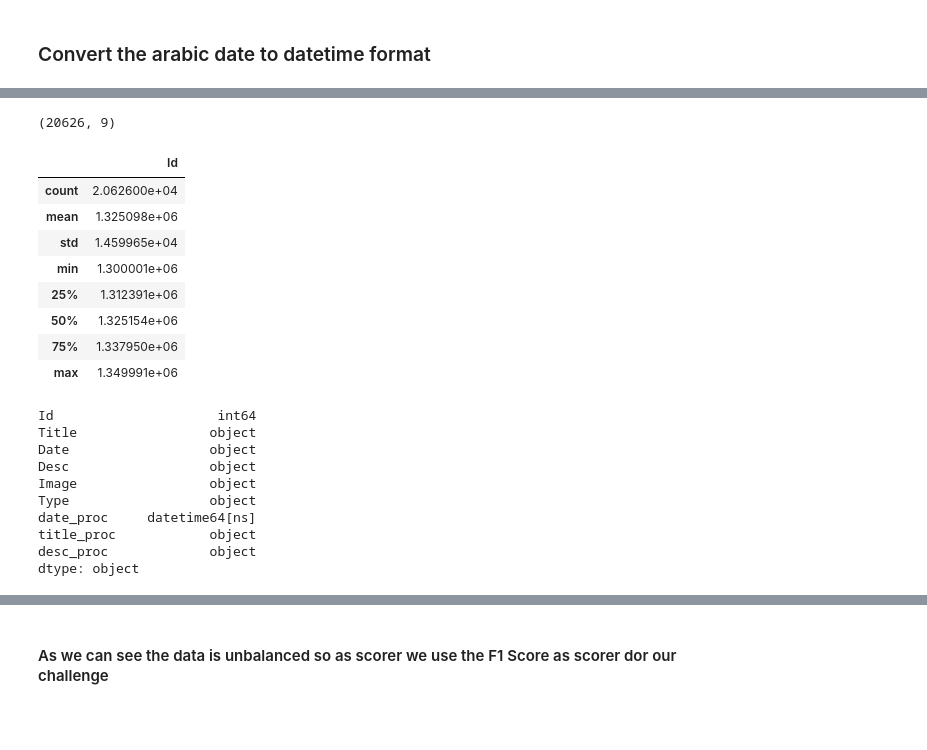
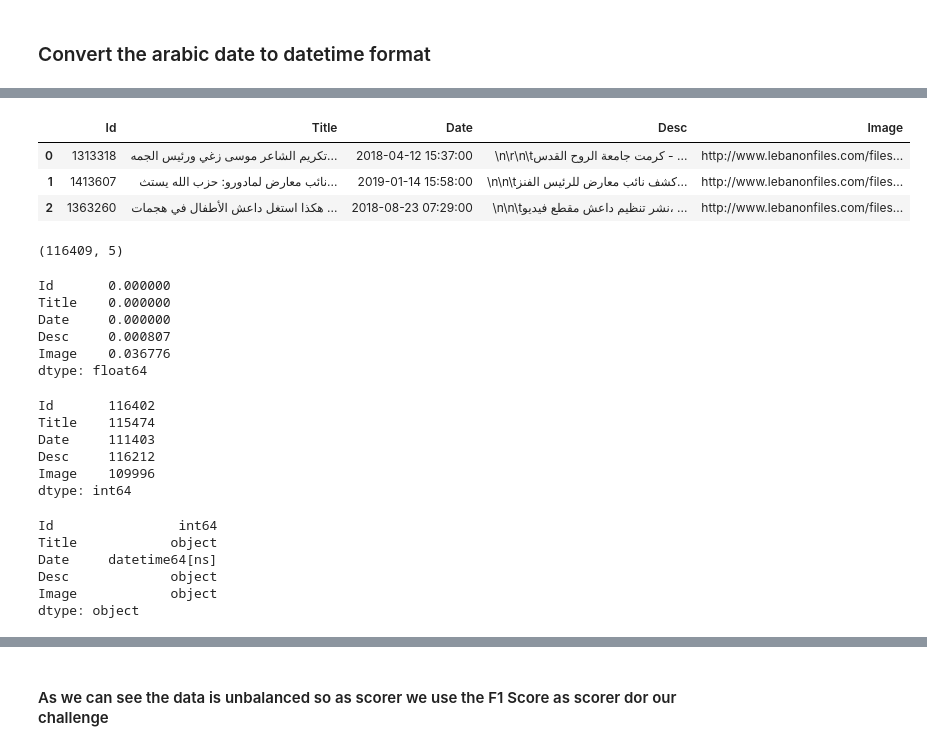
Before and after one commit to hadi-abdine/ArabicNewsCategoryPrediction, a Jupyter notebook: ArabicNewsCategoryPrediction_starting_kit.ipynb, the cells around one changed output, grey strips where cells are left out. Drawn from its saved outputs; the diff is of its cells as text; code cells hidden in the pictures; blank space fills up the shorter version.

```diff
--- a/ArabicNewsCategoryPrediction_starting_kit.ipynb
+++ b/ArabicNewsCategoryPrediction_starting_kit.ipynb
@@ -94,29 +60,41 @@ df.head(5)
+# %%
+X_df['Date'] = X_df.Date.apply(convert_to_date)
+X_df.head(3)
+# %% [output]
+|  | Id | Title | Date | Desc | Image |
+| 0 | 1313318 | تكريم الشاعر موسى زغي ورئيس الجمه... | 2018-04-12 15:37:00 | \n\r\n\tكرمت جامعة الروح القدس - ... | http://www.lebanonfiles.com/files... |
+| 1 | 1413607 | نائب معارض لمادورو: حزب الله يستث... | 2019-01-14 15:58:00 | \n\n\tكشف نائب معارض للرئيس الفنز... | http://www.lebanonfiles.com/files... |
+| 2 | 1363260 | هكذا استغل داعش الأطفال في هجمات ... | 2018-08-23 07:29:00 | \n\n\tنشر تنظيم داعش مقطع فيديو، ... | http://www.lebanonfiles.com/files... |
 # %%
-df.shape
+X_df.shape
 # %% [output]
-(20626, 9)
+(116409, 5)
-# %%
-df.describe()
-# %% [output]
-|  | Id |
-| count | 2.062600e+04 |
-| mean | 1.325098e+06 |
-| std | 1.459965e+04 |
-| min | 1.300001e+06 |
-| 25% | 1.312391e+06 |
-| 50% | 1.325154e+06 |
-| 75% | 1.337950e+06 |
-| max | 1.349991e+06 |
+# %%
+# proportion of NaN values
+X_df.isna().sum() / X_df.shape[0]
+# %% [output]
+Id       0.000000
+Title    0.000000
+Date     0.000000
+Desc     0.000807
+Image    0.036776
+dtype: float64
+# %%
+# number of unique values
+X_df.nunique()
+# %% [output]
+Id       116402
+Title    115474
+Date     111403
+Desc     116212
+Image    109996
+dtype: int64
 # %%
-df.dtypes
+X_df.dtypes
 # %% [output]
-Id                     int64
-Title                 object
-Date                  object
-Desc                  object
-Image                 object
-Type                  object
-date_proc     datetime64[ns]
-title_proc            object
-desc_proc             object
+Id                int64
+Title            object
+Date     datetime64[ns]
+Desc             object
+Image            object
 dtype: object
```
Also changed, not shown: parts of 33 cells of this notebook, 6 other files.
